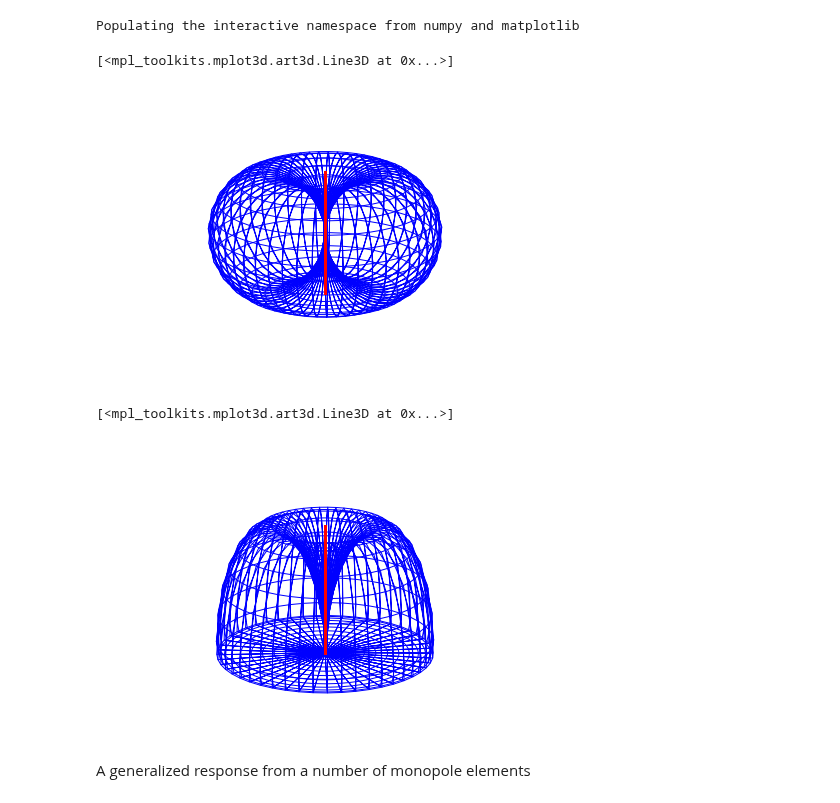
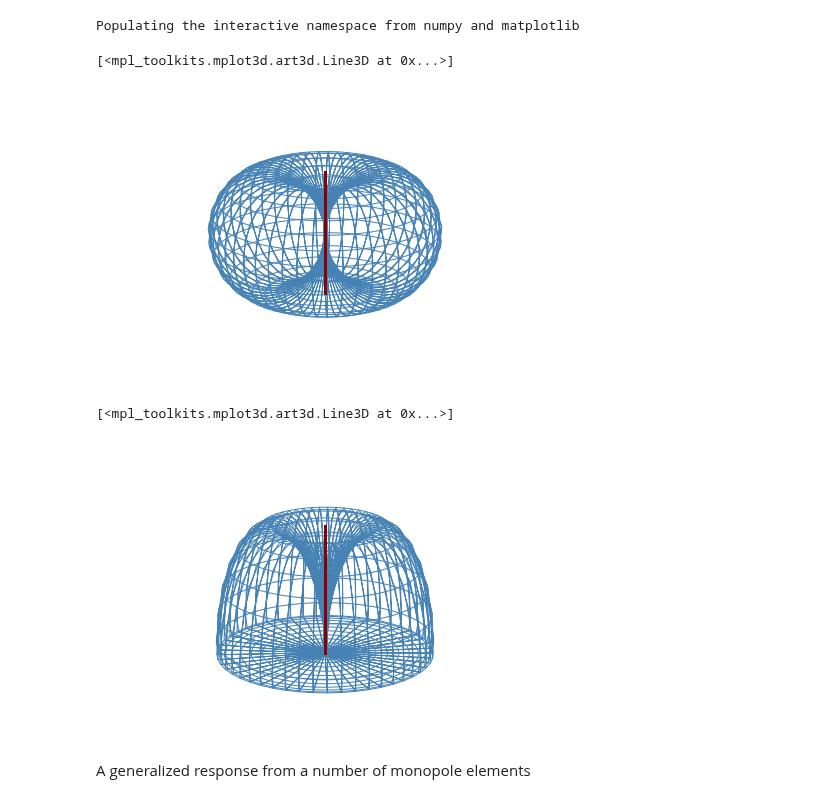
Before and after one commit to kastnerkyle/kastnerkyle.github.io-pelican, a Jupyter notebook: content/downloads/notebooks/ee_monopole_and_dipole_antennas_and_arrays.ipynb, the cells around one changed output. Drawn from its saved outputs; the diff is of its cells as text; code cells hidden in the pictures.

```diff
--- a/content/downloads/notebooks/ee_monopole_and_dipole_antennas_and_arrays.ipynb
+++ b/content/downloads/notebooks/ee_monopole_and_dipole_antennas_and_arrays.ipynb
@@ -21,8 +21,6 @@ phi = 2 * np.pi * np.linspace(0., 1., n_phi)
 Populating the interactive namespace from numpy and matplotlib
 # %%
 #Halfwave Dipole
-antennaX = [0, 0]
-antennaY = [0, 0]
 
 B = 0.5
 num = np.cos(np.pi * B * np.cos(theta)) - np.cos(np.pi * B)
@@ -36,33 +34,33 @@ Z = resp * np.cos(theta)
 fig = plt.figure()
 ax = Axes3D(fig)
 ax._axis3don = False
-ax.plot_wireframe(X, Y, Z)
-ax.plot(antennaX, antennaY, [np.nanmin(Z), np.nanmax(Z)], linewidth=3.0, color='red')
+ax.plot_wireframe(X, Y, Z, color='steelblue')
+ax.plot([0, 0], [0, 0], [np.nanmin(Z), np.nanmax(Z)], linewidth=3.0, color='darkred')
 # %% [output]
 [<mpl_toolkits.mplot3d.art3d.Line3D at 0x...>]
-[figure, old version]
+[figure, new version]
 # %%
 #Quarterwave Monopole
 B = 0.25
 num = np.cos(np.pi * B / 2. * np.cos(theta)) - np.cos(np.pi * B / 2.)
 denom = np.sin(theta)
 resp = num / denom
 
 X = resp * np.sin(theta) * np.cos(phi)
 Y = resp * np.sin(theta) * np.sin(phi)
 Z = resp * np.cos(theta)
 
 #Groundplane hack
 Z[np.where(Z < 0)] = 0.
 
 fig = plt.figure()
 ax = Axes3D(fig)
 ax._axis3don = False
 
-ax.plot_wireframe(X, Y, Z)
-ax.plot(antennaX, antennaY, [np.nanmin(Z), np.nanmax(Z)], linewidth=3.0, color='red')
+ax.plot_wireframe(X, Y, Z, color='steelblue')
+ax.plot([0, 0], [0, 0], [np.nanmin(Z), np.nanmax(Z)], linewidth=3.0, color='darkred')
 # %% [output]
 [<mpl_toolkits.mplot3d.art3d.Line3D at 0x...>]
-[figure, old version]
+[figure, new version]
 # %% [markdown]
 A generalized response from a number of monopole elements
```
Also changed, not shown: parts of 2 cells of this notebook, 1 other file.
